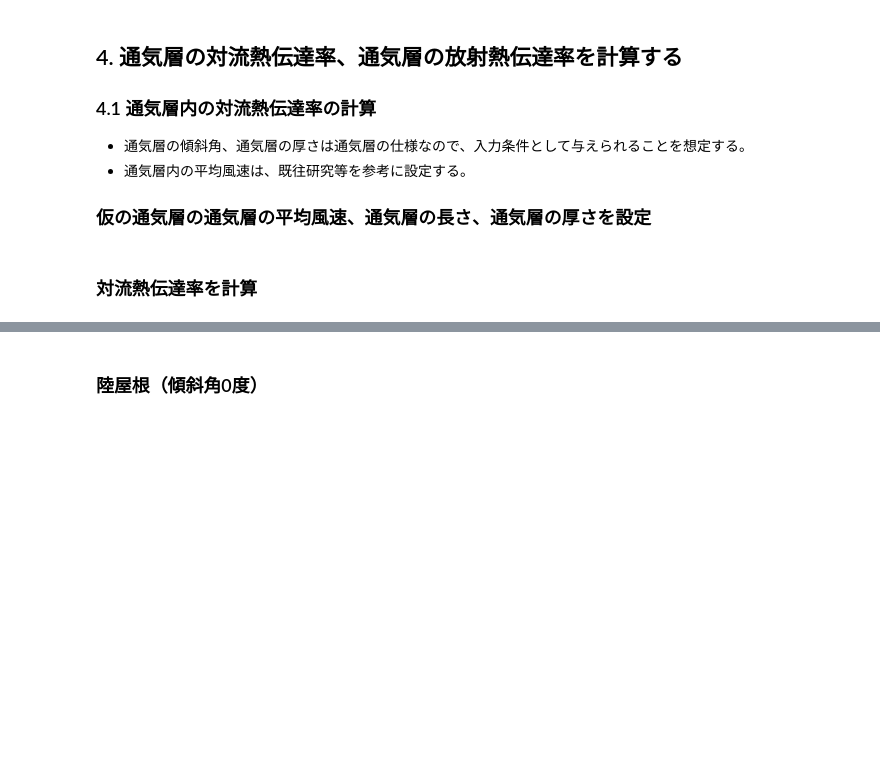
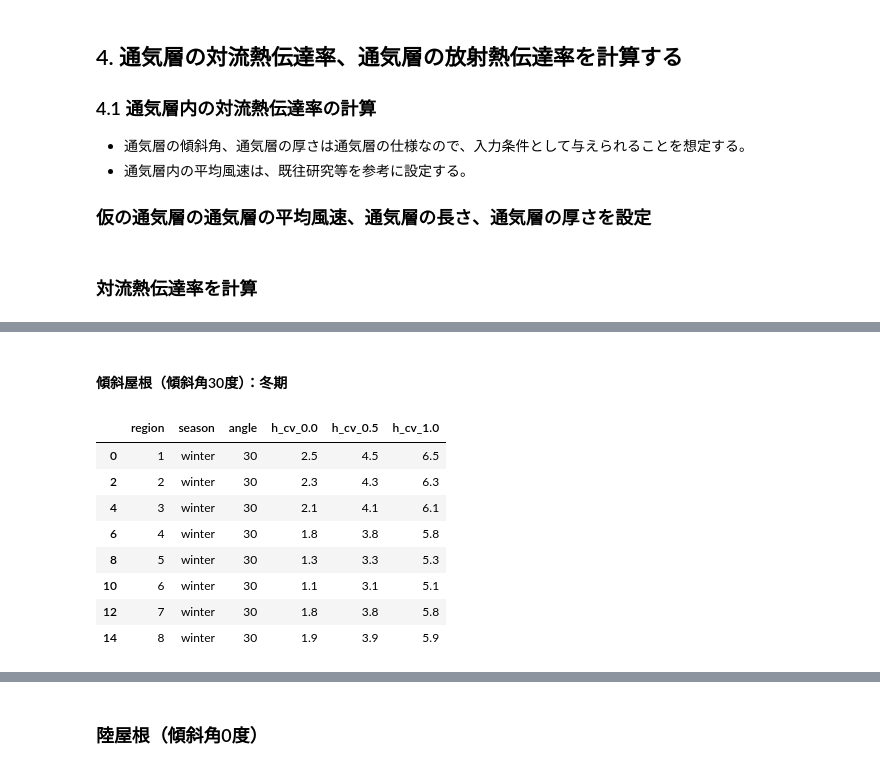
Before and after one commit to BRI-EES-House/03_ventilation_layer, a Jupyter notebook: ventilation_wall_boundary_condition.ipynb, the cells around one changed output, grey strips where cells are left out. Saved outputs shown, nothing was run; the diff lists cells and outputs as text; code cells hidden in the pictures; blank space fills up the shorter version.

```diff
--- a/ventilation_wall_boundary_condition.ipynb
+++ b/ventilation_wall_boundary_condition.ipynb
@@ -189,5 +171,0 @@ df_90['h_rv'] = [htc.radiative_heat_transfer_coefficient_detailed(
-# %%
-# 傾斜屋根（傾斜角30度）
-df_30['h_rv'] = [htc.radiative_heat_transfer_coefficient_detailed(
-                    theta_1=row.theta_1_surf, theta_2=row.theta_2_surf, effective_emissivity=effective_emissivity
-                ) for row in df_30.itertuples()]
@@ -243,0 +220,16 @@ df_30
+# %% [markdown]
+#### 傾斜屋根（傾斜角30度）：冬期
+# %%
+df_table = df_30.query('season == "winter"')[
+    ['region', 'season', 'angle', 'h_cv_0.0', 'h_cv_0.5', 'h_cv_1.0']]
+df_table.style.set_precision(1)
+# %% [output]
+|  | region | season | angle | h_cv_0.0 | h_cv_0.5 | h_cv_1.0 |
+| 0 | 1 | winter | 30 | 2.5 | 4.5 | 6.5 |
+| 2 | 2 | winter | 30 | 2.3 | 4.3 | 6.3 |
+| 4 | 3 | winter | 30 | 2.1 | 4.1 | 6.1 |
+| 6 | 4 | winter | 30 | 1.8 | 3.8 | 5.8 |
+| 8 | 5 | winter | 30 | 1.3 | 3.3 | 5.3 |
+| 10 | 6 | winter | 30 | 1.1 | 3.1 | 5.1 |
+| 12 | 7 | winter | 30 | 1.8 | 3.8 | 5.8 |
+| 14 | 8 | winter | 30 | 1.9 | 3.9 | 5.9 |
```
Also changed, not shown: parts of 17 cells of this notebook.
